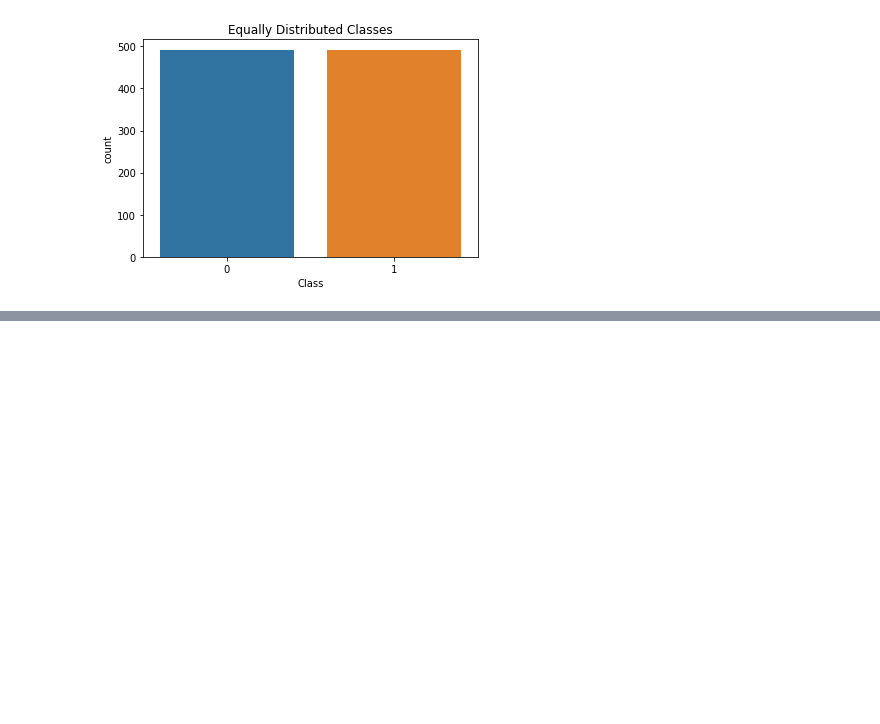
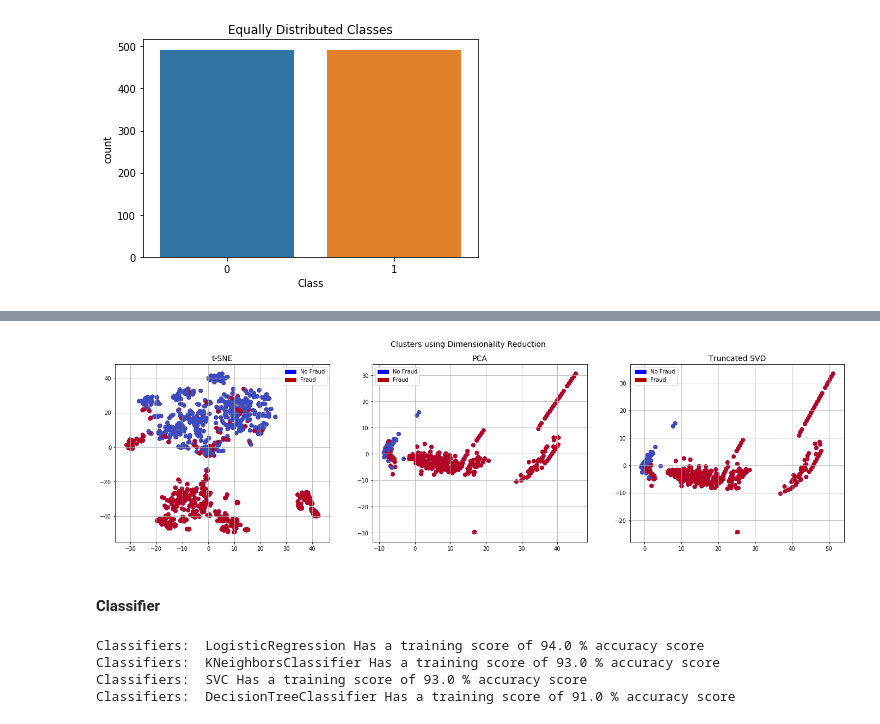
Before and after one commit to acharles7/data-science-notebooks, a Jupyter notebook: credit_card_fraud_detection.ipynb, the cells around one changed output, grey strips where cells are left out. Cells and saved outputs as stored; diff of their text form; code cells hidden in the pictures; blank space fills up the shorter version.

```diff
--- a/credit_card_fraud_detection.ipynb
+++ b/credit_card_fraud_detection.ipynb
@@ -155,0 +248,14 @@ Name: Class, dtype: float64
+# %%
+# Removing outliers V10 Feature
+v10_fraud = normal_distributed_df['V10'].loc[normal_distributed_df['Class'] == 1].values
+q25, q75 = np.percentile(v10_fraud, 25), np.percentile(v10_fraud, 75)
+v10_iqr = q75 - q25
+
+v10_cut_off = v10_iqr * 1.5
+v10_lower, v10_upper = q25 - v10_cut_off, q75 + v10_cut_off
+print(f'V10 Lower: {v10_lower} V10 Upper: {v10_upper}')
+outliers = [x for x in v10_fraud if x < v10_lower or x > v10_upper]
+print('V10 outliers: {}'.format(outliers))
+print('Feature V10 Outliers for Fraud Cases: {}'.format(len(outliers)))
+normal_distributed_df = normal_distributed_df.drop(normal_distributed_df[(normal_distributed_df['V10'] > v10_upper) | (normal_distributed_df['V10'] < v10_lower)].index)
+print('Number of Instances after outliers removal: {}'.format(len(normal_distributed_df)))
@@ -155,0 +295,36 @@ Name: Class, dtype: float64
+# %%
+f, (ax1, ax2, ax3) = plt.subplots(1, 3, figsize=(24,6))
+# labels = ['No Fraud', 'Fraud']
+f.suptitle('Clusters using Dimensionality Reduction', fontsize=14)
+
+blue_patch = mpatches.Patch(color='#0A0AFF', label='No Fraud')
+red_patch = mpatches.Patch(color='#AF0000', label='Fraud')
+
+
+# t-SNE scatter plot
+ax1.scatter(X_reduced_tsne[:,0], X_reduced_tsne[:,1], c=(y == 0), cmap='coolwarm', label='No Fraud', linewidths=2)
+ax1.scatter(X_reduced_tsne[:,0], X_reduced_tsne[:,1], c=(y == 1), cmap='coolwarm', label='Fraud', linewidths=2)
+ax1.set_title('t-SNE', fontsize=14)
+ax1.grid(True)
+ax1.legend(handles=[blue_patch, red_patch])
+
+
+# PCA scatter plot
+ax2.scatter(X_reduced_pca[:,0], X_reduced_pca[:,1], c=(y == 0), cmap='coolwarm', label='No Fraud', linewidths=2)
+ax2.scatter(X_reduced_pca[:,0], X_reduced_pca[:,1], c=(y == 1), cmap='coolwarm', label='Fraud', linewidths=2)
+ax2.set_title('PCA', fontsize=14)
+ax2.grid(True)
+ax2.legend(handles=[blue_patch, red_patch])
+
+# TruncatedSVD scatter plot
+ax3.scatter(X_reduced_svd[:,0], X_reduced_svd[:,1], c=(y == 0), cmap='coolwarm', label='No Fraud', linewidths=2)
+ax3.scatter(X_reduced_svd[:,0], X_reduced_svd[:,1], c=(y == 1), cmap='coolwarm', label='Fraud', linewidths=2)
+ax3.set_title('Truncated SVD', fontsize=14)
+ax3.grid(True)
+ax3.legend(handles=[blue_patch, red_patch])
+
+plt.show()
+# %% [output]
+[figure, added]
+# %% [markdown]
+####  Classifier
@@ -155,0 +346,10 @@ Name: Class, dtype: float64
+# %%
+for key, classifier in classifiers.items():
+    classifier.fit(X_train, y_train)
+    training_score = cross_val_score(classifier, X_train, y_train, cv=5)
+    print("Classifiers: ", classifier.__class__.__name__, "Has a training score of", round(training_score.mean(), 2) * 100, "% accuracy score")
+# %% [output]
+Classifiers:  LogisticRegression Has a training score of 94.0 % accuracy score
+Classifiers:  KNeighborsClassifier Has a training score of 93.0 % accuracy score
+Classifiers:  SVC Has a training score of 93.0 % accuracy score
+Classifiers:  DecisionTreeClassifier Has a training score of 91.0 % accuracy score
```
Also changed, not shown: parts of 20 cells of this notebook, 2 other files.
